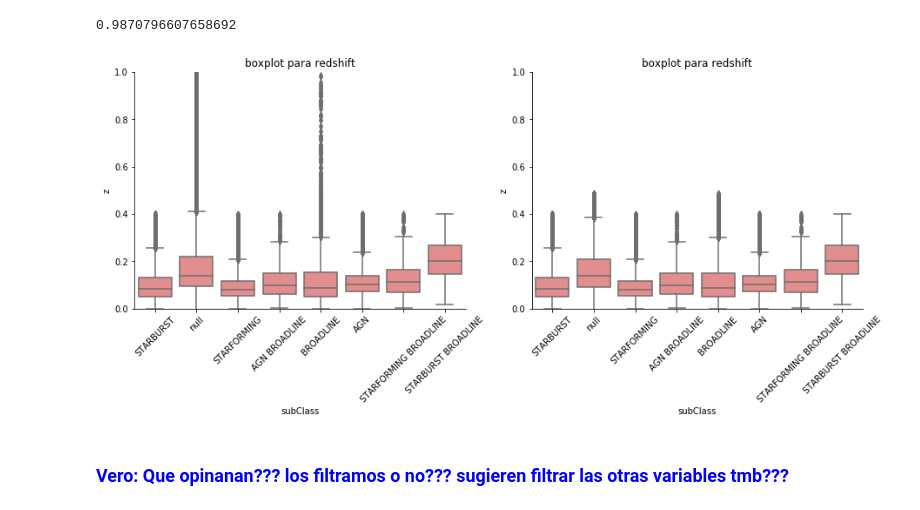
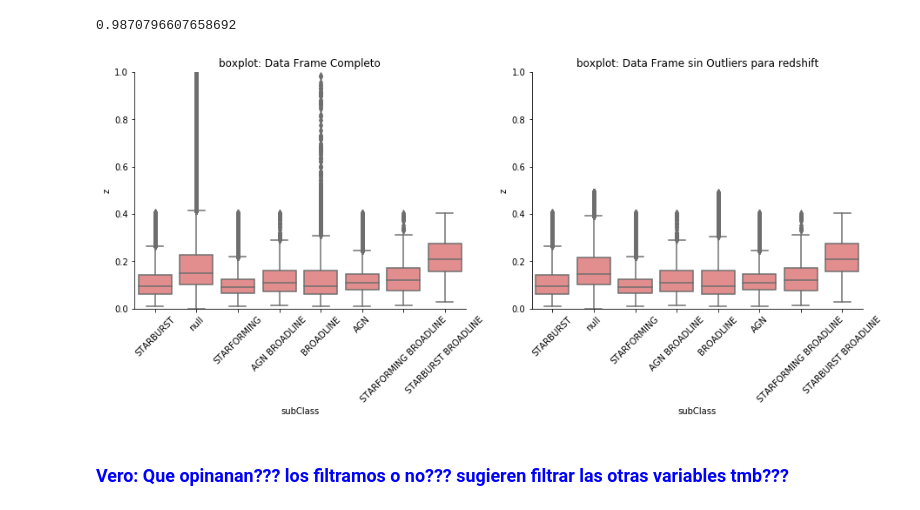
Before and after one commit to leoborgnino/mentoria-astro-datos, a Jupyter notebook: 2_Analisis_y_Curación.ipynb, the cells around one changed output. Saved outputs shown, nothing was run; the diff lists cells and outputs as text; code cells hidden in the pictures.

```diff
--- a/2_Analisis_y_Curación.ipynb
+++ b/2_Analisis_y_Curación.ipynb
@@ -261,0 +258,5 @@ data_join.shape
+# %%
+# Elimino la columna subClass por ser categórica para poder normalizar los datos
+
+data_join=data_full_join.drop(["subClass"],axis=1)
+data_join.shape
@@ -261,0 +265,14 @@ data_join.shape
+# %%
+# Guardo la columna subClass para reagregarla posteriormente al dataset
+
+subClass=data_full_join.drop(['z', 'velDisp', 'ra', 'dec',
+                  'modelMag_u', 'modelMag_g','modelMag_r','modelMag_i', 'modelMag_z',
+                  'petroMag_u', 'petroMag_g', 'petroMag_r', 'petroMag_i', 'petroMag_z',
+                  'deVRad_u', 'deVRad_g', 'deVRad_r', 'deVRad_i', 'deVRad_z',
+                  'expRad_u', 'expRad_g', 'expRad_r', 'expRad_i', 'expRad_z',
+                  'petroRad_u','petroRad_g','petroRad_r','petroRad_i','petroRad_z',
+                  'spiral', 'elliptical', 'uncertain','subClass_AGN',
+                  'subClass_AGN_BROADLINE', 'subClass_BROADLINE', 'subClass_STARBURST',
+                  'subClass_STARBURST_BROADLINE', 'subClass_STARFORMING',
+                  'subClass_STARFORMING_BROADLINE','subClass_null'],axis=1)
+subClass.shape
@@ -279,3 +308,8 @@ data_norm[:10]
 | 693635747445499904 | 0.171847 | 0.103514 | 0.649950 | 0.775527 | 0.998777 | 0.998614 | 0.998385 | 0.998521 | 0.998790 | ... |
 | 693632723788523520 | 0.118653 | 0.200911 | 0.650620 | 0.775329 | 0.998801 | 0.998545 | 0.998299 | 0.998430 | 0.998687 | ... |
 10 rows × 40 columns
+# %%
+# Una vez normalizados los datos, agrego de nuevo la columna subClass
+
+data_norm = data_norm.join(subClass)
+data_norm[:5]
@@ -291,8 +334,8 @@ def clean_outliers(dataset, column_name):
         np.abs(interesting_col - interesting_col.mean()) <= (3 * interesting_col.std()))
     return dataset[mask_outlier]
 # %%
-data_clean = clean_outliers(data_full, "z")
-print("Filas removidas", len(data_full) - len(data_clean))
+data_clean = clean_outliers(data_norm, "z")
+print("Filas removidas", len(data_norm) - len(data_clean))
 # %% [output]
 Filas removidas 11164
 # %%
@@ -304,27 +347,27 @@ len(data_clean)/len(data_full)
 # %%
 # Gráfico boxplot para identificar outlaiers en la variable "redshift"
 
 plt.figure (figsize=(15,5))
 
 plt.subplot(121)
-plt1=seaborn.boxplot(data=data_full, color='lightcoral', x='subClass', y='z')
+plt1=seaborn.boxplot(data=data_norm, color='lightcoral', y='z', x='subClass')
 plt.ylim(0,1)
-plt.title('boxplot para redshift')
+plt.title('boxplot: Data Frame Completo')
 plt.ylabel('z')
 plt.xlabel('subClass')
 plt.xticks(rotation=45)
 seaborn.despine()
 
 plt.subplot(122)
-plt2=seaborn.boxplot(data=data_clean, color='lightcoral', x='subClass', y='z')
+plt2=seaborn.boxplot(data=data_clean, color='lightcoral', y='z', x='subClass')
 plt.ylim(0,1)
-plt.title('boxplot para redshift')
+plt.title('boxplot: Data Frame sin Outliers para redshift')
 plt.ylabel('z')
 plt.xlabel('subClass')
 plt.xticks(rotation=45)
 seaborn.despine()
 # %% [output]
-[figure, old version]
+[figure, new version]
 # %% [markdown]
 ### <span style="color:blue"> Vero: Que opinanan??? los filtramos o no??? sugieren filtrar las otras variables tmb???</span>
 # %% [markdown]
```
Also changed, not shown: parts of 11 cells of this notebook.
